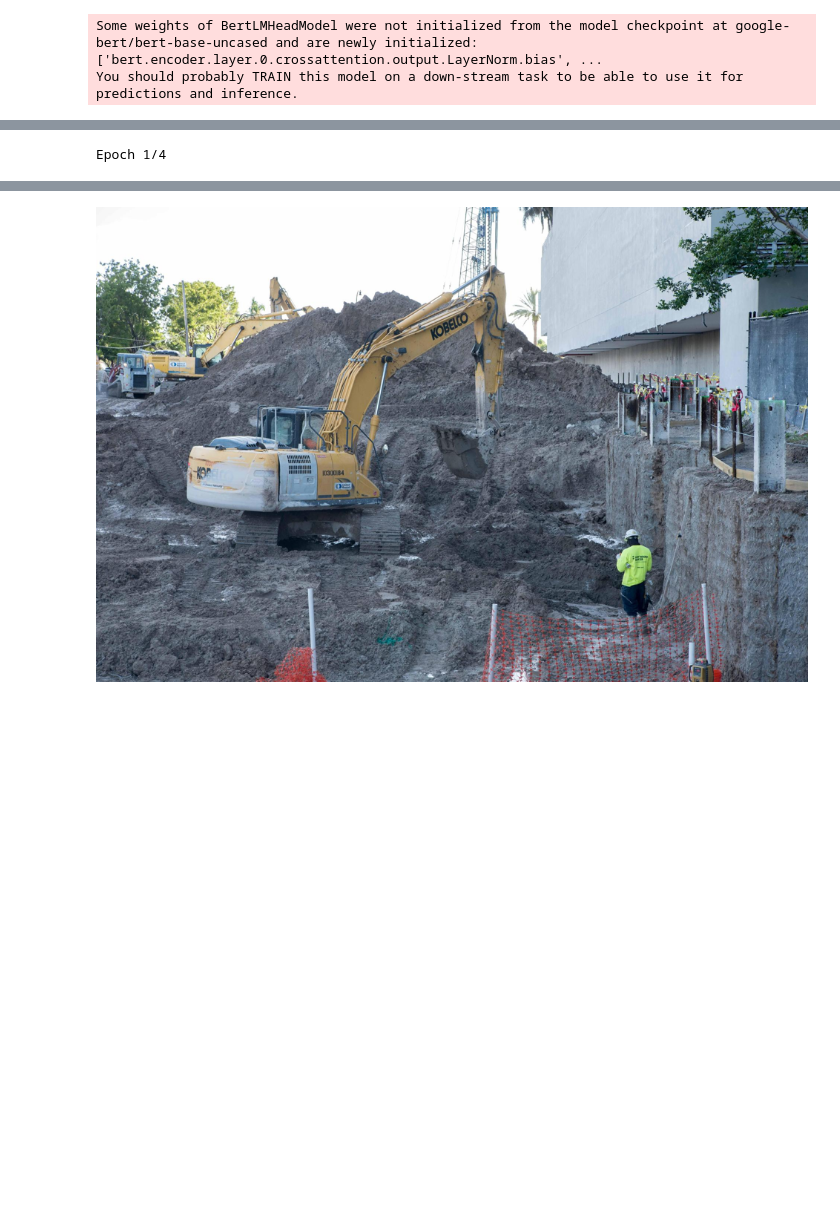
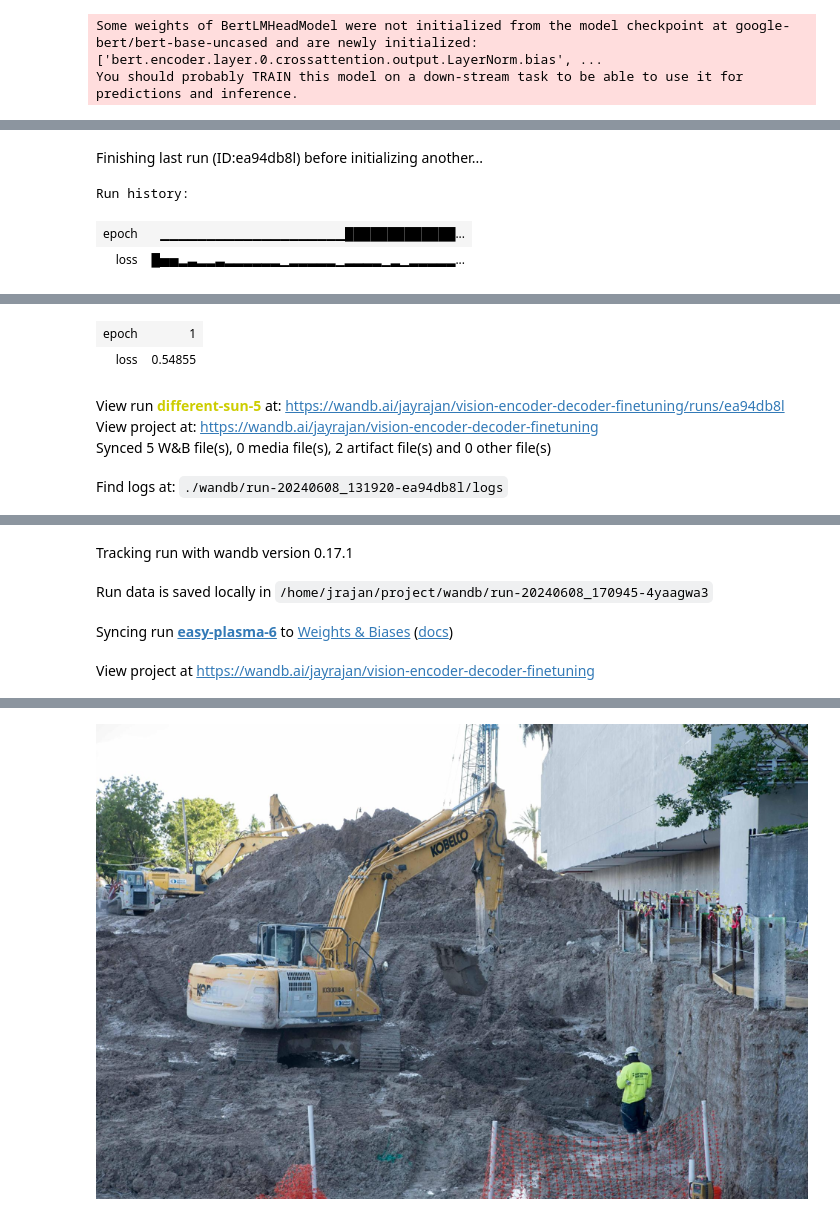
Before and after one commit to jay-rajan/cross-modal-retrieval, a Jupyter notebook: vision_encoder_decoder_model.ipynb, the cells around one changed output, grey strips where cells are left out. Drawn from its saved outputs; the diff is of its cells as text; code cells hidden in the pictures; blank space fills up the shorter version.

Commit message:
updated with other metrics

```diff
--- a/vision_encoder_decoder_model.ipynb
+++ b/vision_encoder_decoder_model.ipynb
@@ -68,6 +72,9 @@ class_names = {
     39: 'BACKHOE_LOADER', 40: 'FORKLIFT', 41: 'GRADER', 42: 'HAND_ROLLER',
     43: 'HOIST_CABIN'
 }
+
+def to_captions(name):
+    return " ".join(name.lower().split('_'))
 
 class CustomImageTextDataset(Dataset):
     def __init__(self, image_dir, text_dir):
@@ -100,7 +107,7 @@ class CustomImageTextDataset(Dataset):
             caption_indices = [int(ann[0]) for ann in top_annotations]
             correct_captions = [class_names[idx] for idx in caption_indices]
             correct_caption = ' '.join(correct_captions)
-            correct_caption = f"an image of {correct_caption}"
+            correct_caption = f"an image of {to_captions(correct_caption)}"
 
         pixel_values = image_processor(images=image, return_tensors='pt').pixel_values.squeeze()
         labels = tokenizer(correct_caption, return_tensors='pt').input_ids.squeeze()
@@ -151,33 +164,44 @@ for batch in train_dataloader:
 # %%
 from tqdm import tqdm
 
 model.train()
 
 # Training loop
-optimizer = AdamW(model.parameters(), lr=5e-5)
+batch_size=4
+learning_rate = 5e-5
+optimizer = AdamW(model.parameters(), lr=learning_rate)
 
 # Training loop
-num_epochs = 4
+num_epochs = 2
 device = torch.device('cuda' if torch.cuda.is_available() else 'cpu')
 model.to(device)
+
+
+########Log to Wandb
+config = dict(epochs=num_epochs,learning_rate=learning_rate)
+wandb.init(project="vision-encoder-decoder-finetuning", config=config)
+wandb.watch(model, optimizer, log="all", log_freq=10)
 
 for epoch in range(num_epochs):
     print(f"Epoch {epoch + 1}/{num_epochs}")
     epoch_loss = 0
     for batch in tqdm(train_dataloader):
         optimizer.zero_grad()
         pixel_values = batch['pixel_values'].to(device)
         labels = batch['labels'].to(device)
 
         outputs = model(pixel_values=pixel_values, labels=labels)
         loss = outputs.loss
         loss.backward()
         optimizer.step()
-
+        wandb.log({"epoch": epoch, "loss": loss})
         epoch_loss += loss.item()
 
     print(f"Epoch {epoch + 1} loss: {epoch_loss / len(train_dataloader)}")
 
 # Save the model
 # %% [output]
+Finishing last run (ID:ea94db8l) before initializing another...
-Epoch 1/4
+Run history:
+| epoch | ▁▁▁▁▁▁▁▁▁▁▁▁▁▁▁▁▁▁▁▁█████████████... |
+| loss | █▅▅▂▃▂▂▃▂▂▂▂▂▂▁▂▂▂▂▂▁▂▂▂▂▁▂▁▂▂▂▂▂... |
@@ -185,0 +209,6 @@ Epoch 2/4
+| epoch | 1 |
+| loss | 0.54855 |
+View run different-sun-5 at: https://wandb.ai/jayrajan/vision-encoder-decoder-finetuning/runs/ea94db8l
+View project at: https://wandb.ai/jayrajan/vision-encoder-decoder-finetuning
+Synced 5 W&B file(s), 0 media file(s), 2 artifact file(s) and 0 other file(s)
+Find logs at: ./wandb/run-20240608_131920-ea94db8l/logs
@@ -185,0 +216,4 @@ Epoch 2/4
+Tracking run with wandb version 0.17.1
+Run data is saved locally in /home/jrajan/project/wandb/run-20240608_170945-4yaagwa3
+Syncing run easy-plasma-6 to Weights & Biases (docs)
+View project at https://wandb.ai/jayrajan/vision-encoder-decoder-finetuning
```
Also changed, not shown: parts of 10 cells of this notebook.
